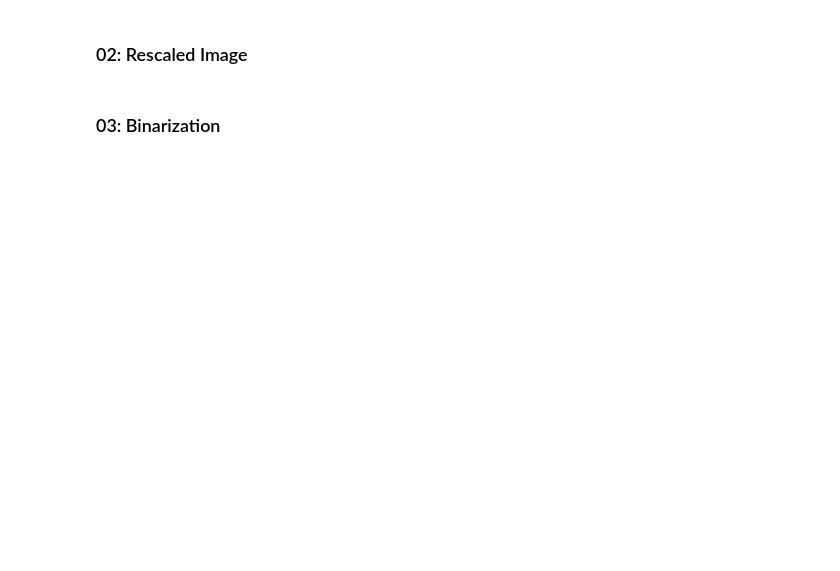
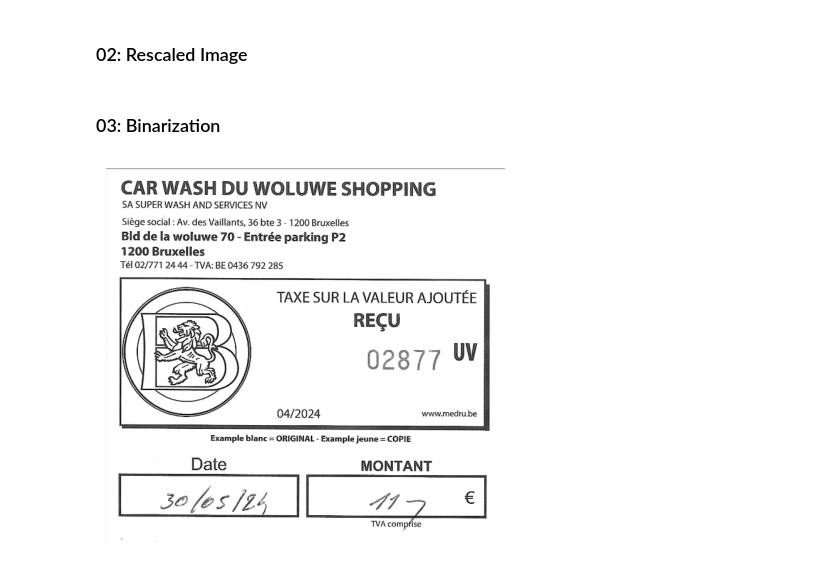
Before and after one commit to marcodigennaro/OCR, a Jupyter notebook: tutorials/tutorial_opencv.ipynb, the cells around one changed output. Saved outputs shown, nothing was run; the diff lists cells and outputs as text; code cells hidden in the pictures; blank space fills up the shorter version.

```diff
--- a/tutorials/tutorial_opencv.ipynb
+++ b/tutorials/tutorial_opencv.ipynb
@@ -34,7 +30,9 @@ display_image_inline(inverted_img_path)
 def grayscale(image):
     return cv2.cvtColor(image, cv2.COLOR_BGR2GRAY)
 # %%
-gray_img_path = Path(TMP_DIR).joinpath('gray_img.png')
-gray_image = grayscale(img)
-cv2.imwrite(gray_img_path, gray_image)
-display_image_inline(gray_img_path)
+gray_image_path = Path(TMP_DIR).joinpath('gray_img.png')
+gray_image = grayscale(original_img)
+cv2.imwrite(gray_image_path, gray_image)
+display_image_inline(gray_image_path)
+# %% [output]
+[figure, added]
```
Also changed, not shown: parts of 6 cells of this notebook, 14 other files.
